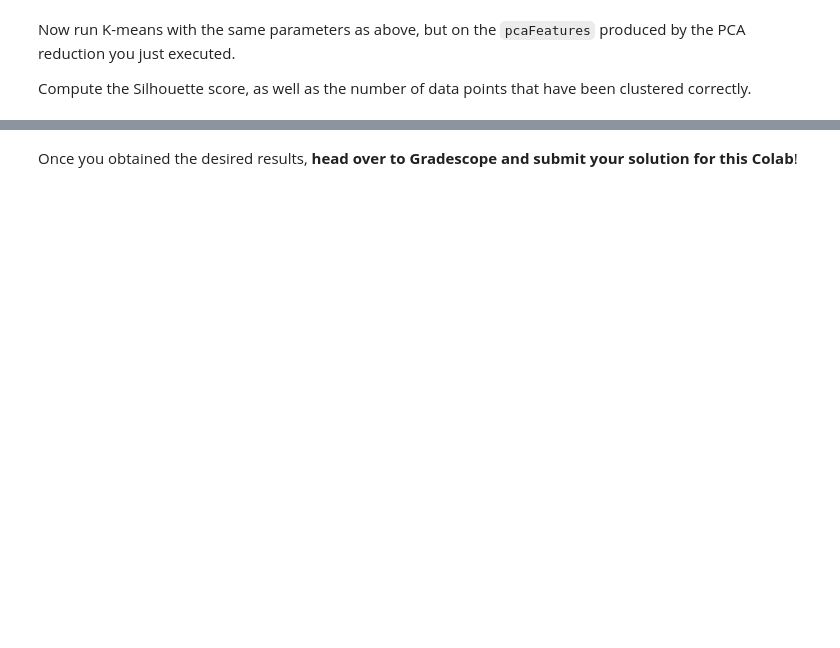
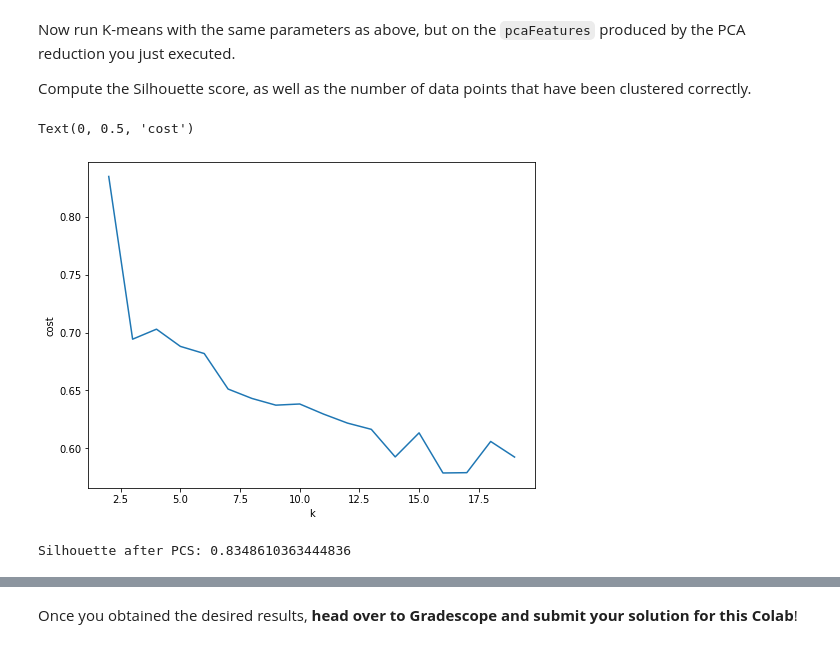
Before and after one commit to lnodin/mining-massive-datasets, a Jupyter notebook: CS246_Colab_3.ipynb, the cells around one changed output, grey strips where cells are left out. Cells and saved outputs as stored; diff of their text form; code cells hidden in the pictures; blank space fills up the shorter version.

```diff
--- a/CS246_Colab_3.ipynb
+++ b/CS246_Colab_3.ipynb
@@ -107,0 +245,15 @@
+# %%
+# YOUR CODE HERE
+# Import PCA
+from pyspark.ml.feature import PCA
+from pyspark.ml.linalg import Vectors
+
+# Init model
+pca = PCA(k=2, inputCol="features", outputCol="pca")
+
+# Fitting data
+model = pca.fit(features)
+
+# Transform
+result = model.transform(features).select("pca")
+result.show(truncate=False)
@@ -115,0 +282,33 @@ Compute the Silhouette score, as well as the number of data points that have bee
+# %%
+# YOUR CODE HERE
+kmeans = KMeans(featuresCol='pca').setK(2).setSeed(1)
+model = kmeans.fit(result)
+# %%
+cost = np.zeros(20)
+for k in range(2,20):
+    kmeans = KMeans(featuresCol='pca').setK(k).setSeed(1)
+    model = kmeans.fit(result)
+    # Make predictions
+    predictions = model.transform(result)
+    # Evaluate clustering by computing Silhouette score
+    evaluator = ClusteringEvaluator(featuresCol='pca')
+    silhouette = evaluator.evaluate(predictions)
+    cost[k] = silhouette
+
+fig, ax = plt.subplots(1,1, figsize =(8,6))
+ax.plot(range(2,20),cost[2:20])
+ax.set_xlabel('k')
+ax.set_ylabel('cost')
+# %% [output]
+Text(0, 0.5, 'cost')
+[figure, added]
+# %%
+# YOUR CODE HERE
+pca_predictions = model.transform(result)
+pca_evaluator = ClusteringEvaluator(featuresCol='pca')
+
+pca_silhouette = pca_evaluator.evaluate(pca_predictions)
+
+print("Silhouette after PCS: {}".format(pca_silhouette))
+# %% [output]
+Silhouette after PCS: 0.8348610363444836
```
Also changed, not shown: parts of 20 cells of this notebook.
